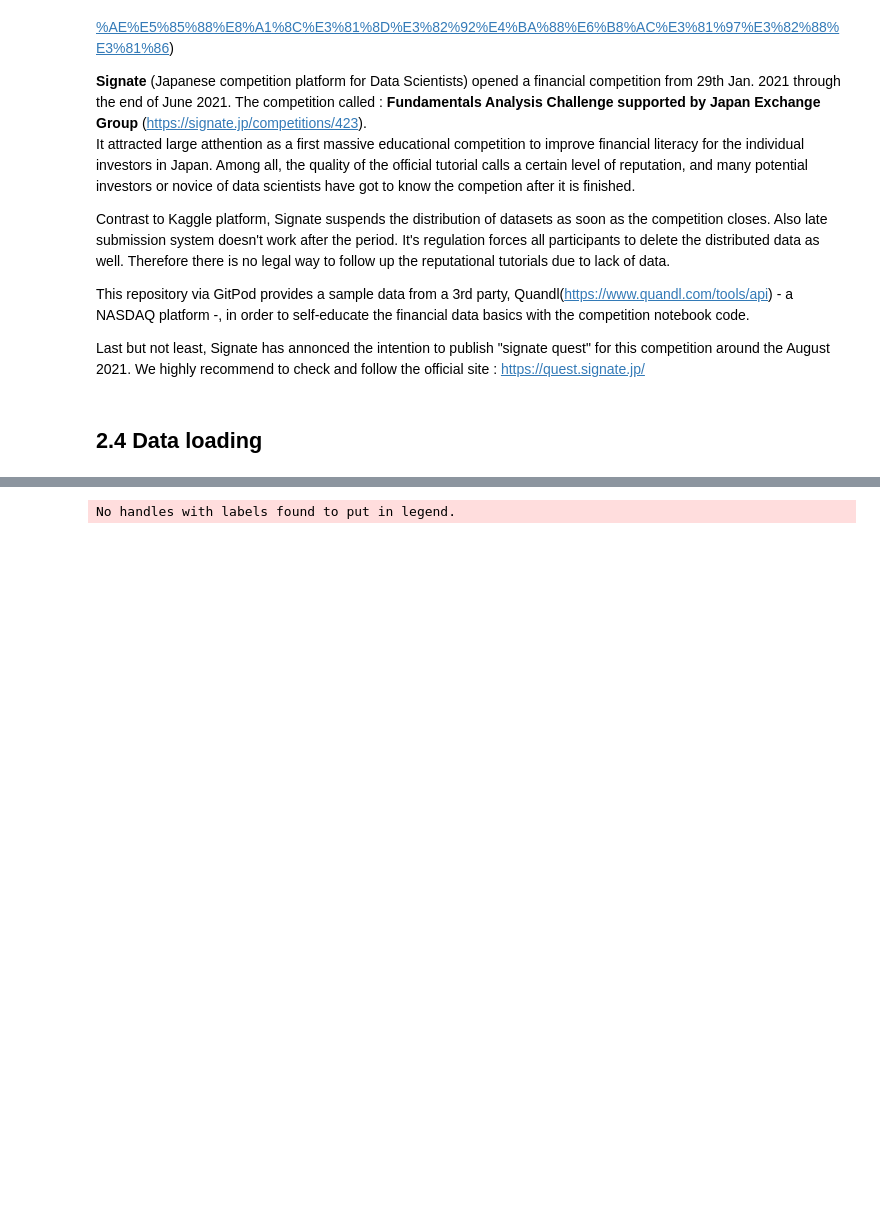
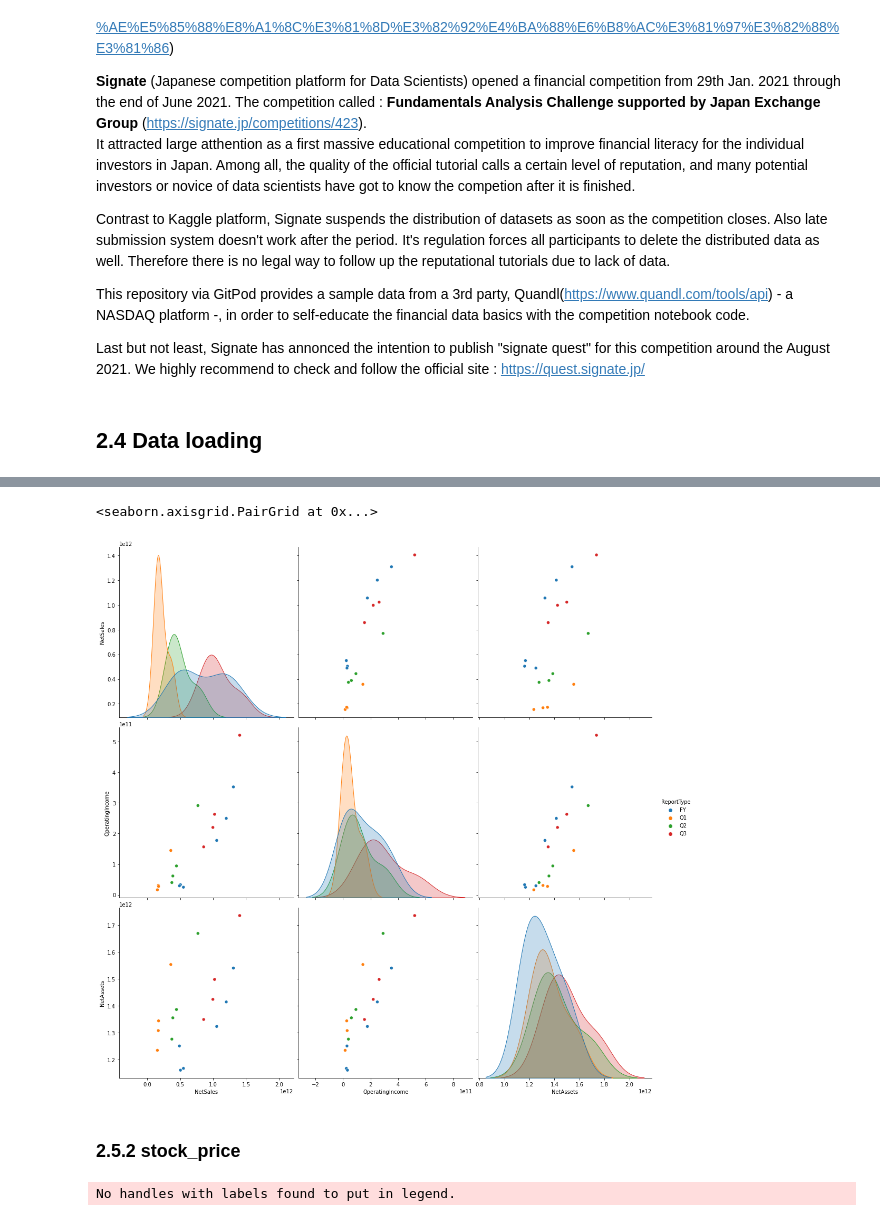
Before and after one commit to eritsi/signate_jquants_test, a Jupyter notebook: J-Quants_tutorial.ipynb, the cells around one changed output, grey strips where cells are left out. Saved outputs shown, nothing was run; the diff lists cells and outputs as text; code cells hidden in the pictures; blank space fills up the shorter version.

Commit message:
Add visualization of fundamentals

```diff
--- a/J-Quants_tutorial.ipynb
+++ b/J-Quants_tutorial.ipynb
@@ -62,3 +222,42 @@ Adj. Volume   1612800.0
+# %%
+def extract_fin(df, columns):
+    for i, label in enumerate(columns):
+        e = df[(df['label']==label) & (df['context_ref'].isin(['CurrentYTDDuration', 'CurrentYearDuration', 'CurrentQuarterInstant', 'CurrentYearInstant']))]
+        if i==0:
+            extracted=e
+        else:
+            extracted = pd.concat([extracted, e])
+    return extracted
+# %%
+# Read stock_fin
+fin = dfs["stock_fin"]
+
+# Narrow down ticker code7974 : Nintendo
+ticker = 7974
+fin_data = fin[fin["ticker"] == ticker]
+
+# Define what to plot
+columns = ["NetSales",
+           "OperatingIncome",
+           "NetAssets"
+          ]
+fin_data = extract_fin(fin_data, columns)
+
+fin_data = fin_data[['label', 'value', 'type_of_current_period']] \
+    .set_index('type_of_current_period', append=True) \
+    .pivot_table(values='value', index=['datetime', 'type_of_current_period'], columns='label') \
+    .reset_index('type_of_current_period') \
+    .rename(columns={'type_of_current_period' : 'ReportType'})
+
+columns.append('ReportType')
+# %%
+# plot
+sns.pairplot(fin_data[columns], hue="ReportType", height=5)
+# %% [output]
+<seaborn.axisgrid.PairGrid at 0x...>
+[figure, added]
+# %% [markdown]
+### 2.5.2 stock_price
 # %%
 price_data = dfs["stock_price"]
 
```
Also changed, not shown: parts of 5 cells of this notebook, 1 other file.
